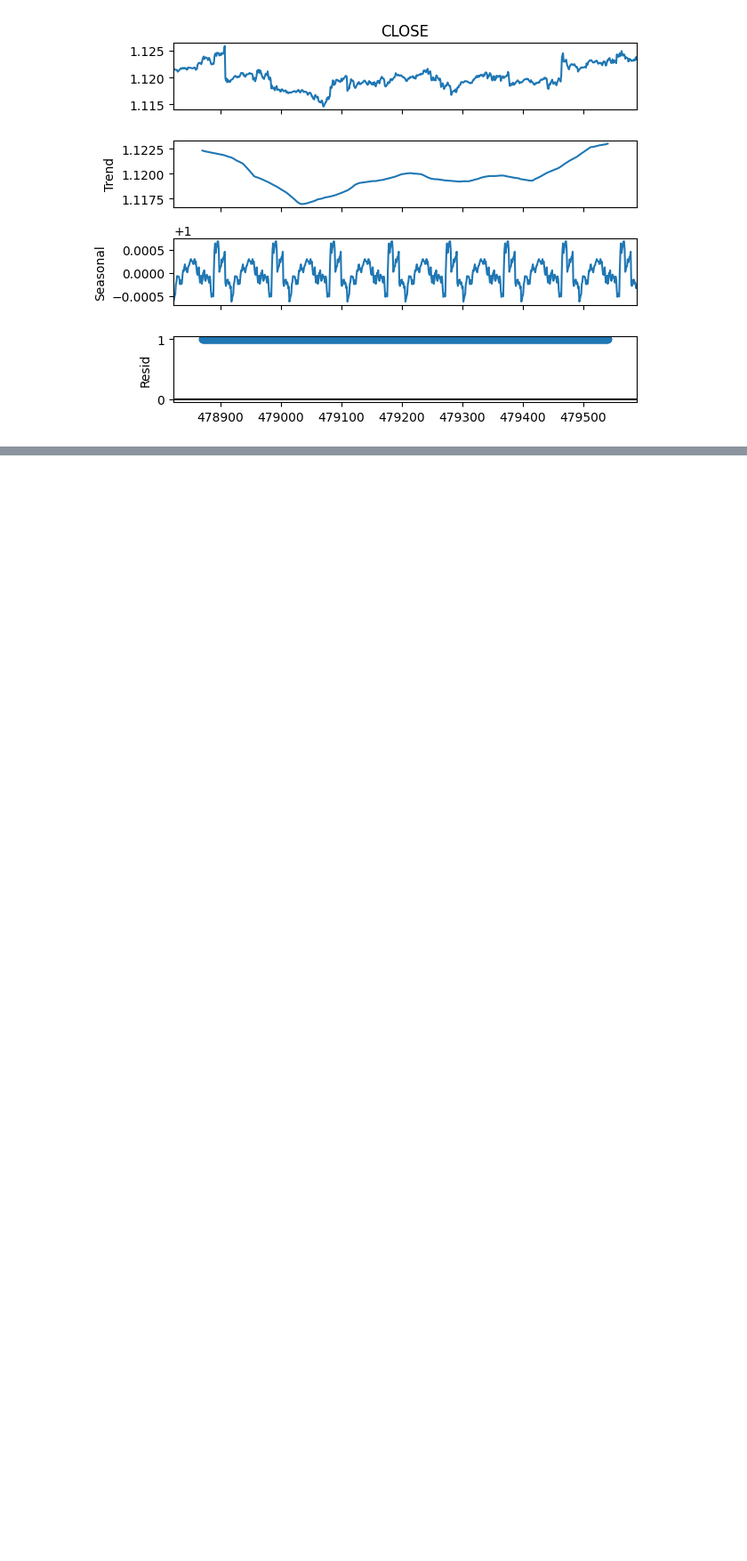
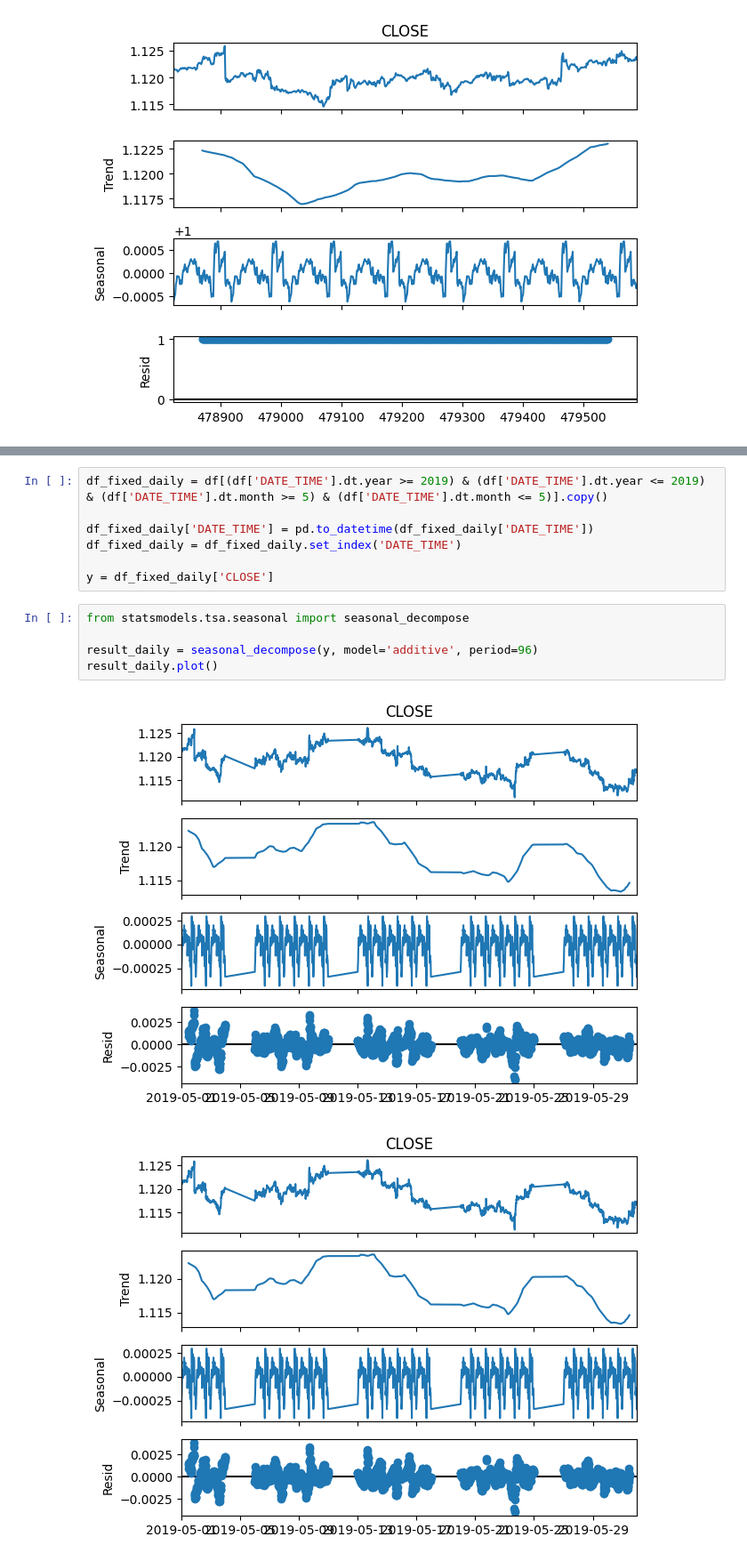
Before and after one commit to FaridRash/Time-Series-Analysis-and-Forecasting, a Jupyter notebook: 1st_notebook.ipynb, the cells around one changed output, grey strips where cells are left out. Shown at 89% size. Saved outputs shown, nothing was run; the diff lists cells and outputs as text; blank space fills up the shorter version.

```diff
--- a/1st_notebook.ipynb
+++ b/1st_notebook.ipynb
@@ -169,0 +199,15 @@ result.plot()
+# %%
+df_fixed_daily = df[(df['DATE_TIME'].dt.year >= 2019) & (df['DATE_TIME'].dt.year <= 2019) & (df['DATE_TIME'].dt.month >= 5) & (df['DATE_TIME'].dt.month <= 5)].copy()
+
+df_fixed_daily['DATE_TIME'] = pd.to_datetime(df_fixed_daily['DATE_TIME'])
+df_fixed_daily = df_fixed_daily.set_index('DATE_TIME')
+
+y = df_fixed_daily['CLOSE']
+# %%
+from statsmodels.tsa.seasonal import seasonal_decompose
+
+result_daily = seasonal_decompose(y, model='additive', period=96)
+result_daily.plot()
+# %% [output]
+[figure, added]
+[figure, added]
```
Also changed, not shown: parts of 12 cells of this notebook.
